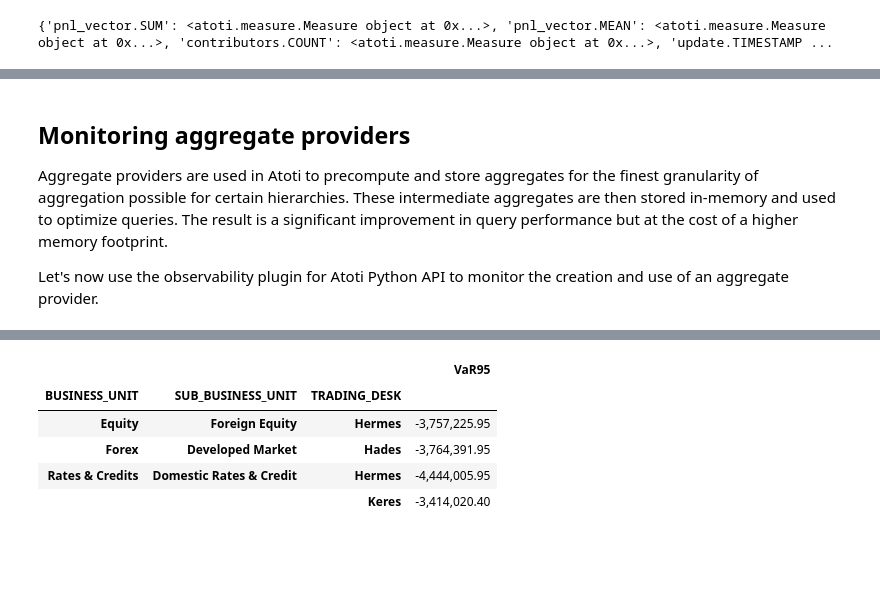
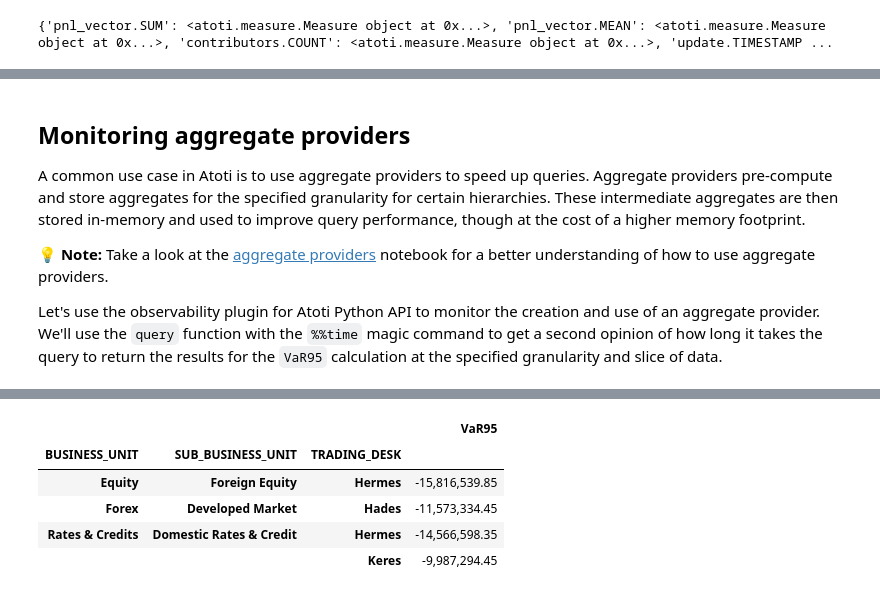
Before and after one commit to atoti/atoti, a Jupyter notebook: 02-technical-guides/observability-with-otel/main.ipynb, the cells around one changed output, grey strips where cells are left out. Saved outputs shown, nothing was run; the diff lists cells and outputs as text; code cells hidden in the pictures; blank space fills up the shorter version.

Commit message:
finalizing notebook

```diff
--- a/02-technical-guides/observability-with-otel/main.ipynb
+++ b/02-technical-guides/observability-with-otel/main.ipynb
@@ -92,7 +94,7 @@ session = tt.Session.start(
             "-Dotel.metrics.exporter=otlp",
             "-Dotel.logs.exporter=otlp",
             "-Dotel.exporter.otlp.endpoint=http://localhost:4318",
-            "-Dotel.resource.attributes=service.name=atoti-spring-boot,service.version=1.0",
+            "-Dotel.resource.attributes=service.name=atoti,service.version=1.0",
             "-Djson.log.dir=logs",
             "-Dotel.traces.sampler=always_on",
             "-Dotel.metric.export.interval=1000",
@@ -165,14 +184,15 @@ Similarly, we can also view the JVM metrics reported by the OpenTelemetry Java a
 # %% [markdown]
 ## Monitoring aggregate providers
 
-Aggregate providers are used in Atoti to precompute and store aggregates for the finest granularity of aggregation possible for certain hierarchies. These intermediate aggregates are then stored in-memory and used to optimize queries. The result is a significant improvement in query performance but at the cost of a higher memory footprint.
+A common use case in Atoti is to use aggregate providers to speed up queries. Aggregate providers pre-compute and store aggregates for the specified granularity for certain hierarchies. These intermediate aggregates are then stored in-memory and used to improve query performance, though at the cost of a higher memory footprint.
 
-Let's now use the observability plugin for Atoti Python API to monitor the creation and use of an aggregate provider.
+💡 **Note:** Take a look at the [aggregate providers](../aggregate-provider/main.ipynb) notebook for a better understanding of how to use aggregate providers.
+
+Let's use the observability plugin for Atoti Python API to monitor the creation and use of an aggregate provider. We'll use the `query` function with the `%%time` magic command to get a second opinion of how long it takes the query to return the results for the `VaR95` calculation at the specified granularity and slice of data.
 # %%
 %%time
 cube.query(
     m["VaR95"],
     levels=[l["BUSINESS_UNIT"], l["SUB_BUSINESS_UNIT"], l["TRADING_DESK"]],
-    filter=(l["AsOfDate"] == "2021-02-26"),
 )
 # %% [output]
@@ -181,6 +201,6 @@ Wall time: 153 ms
 |  |  |  | VaR95 |
 | BUSINESS_UNIT | SUB_BUSINESS_UNIT | TRADING_DESK |  |
-| Equity | Foreign Equity | Hermes | -3,757,225.95 |
-| Forex | Developed Market | Hades | -3,764,391.95 |
-| Rates & Credits | Domestic Rates & Credit | Hermes | -4,444,005.95 |
-|  |  | Keres | -3,414,020.40 |
+| Equity | Foreign Equity | Hermes | -15,816,539.85 |
+| Forex | Developed Market | Hades | -11,573,334.45 |
+| Rates & Credits | Domestic Rates & Credit | Hermes | -14,566,598.35 |
+|  |  | Keres | -9,987,294.45 |
```
Also changed, not shown: parts of 20 cells of this notebook, 1 other file.
